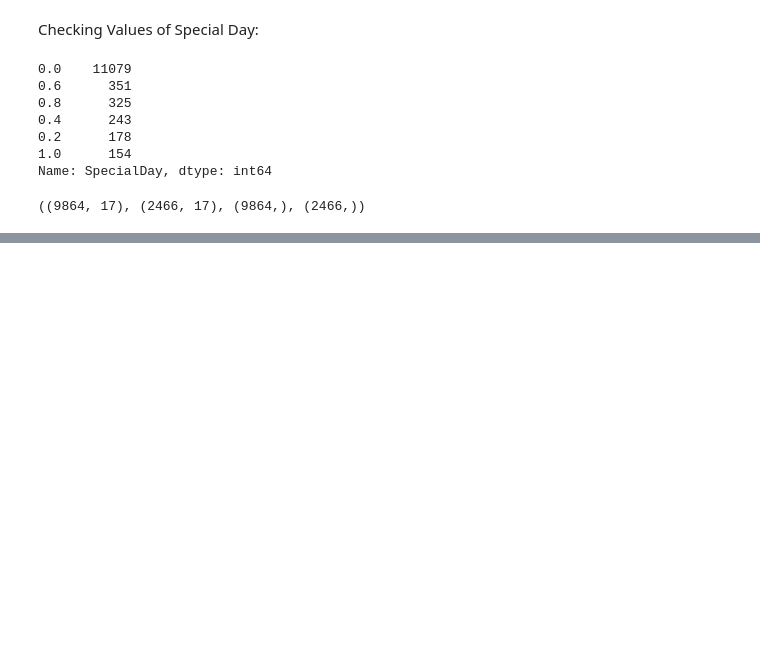
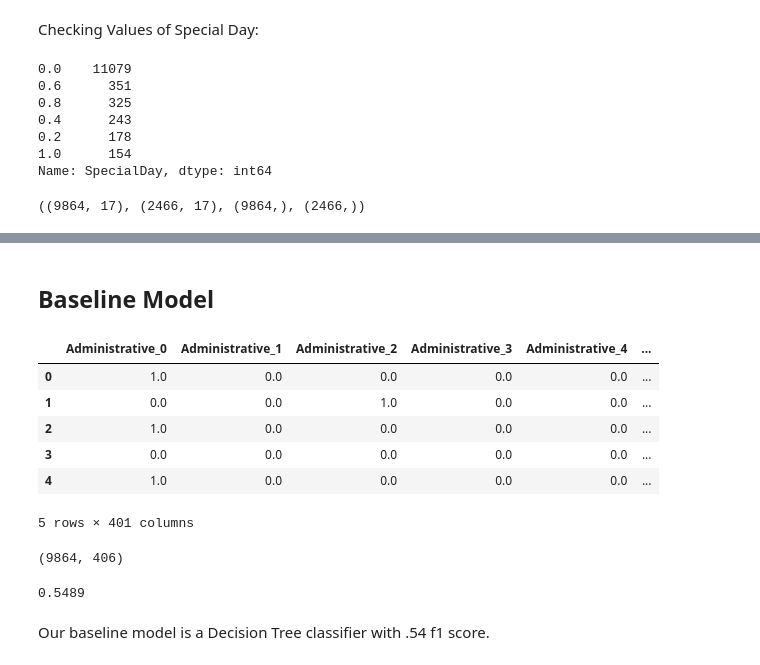
Before and after one commit to sezginisg/online_shoppers, a Jupyter notebook: Sez/Eda.ipynb, the cells around one changed output, grey strips where cells are left out. Cells and saved outputs as stored; diff of their text form; code cells hidden in the pictures; blank space fills up the shorter version.

Commit message:
Sez baseline model

```diff
--- a/Sez/Eda.ipynb
+++ b/Sez/Eda.ipynb
@@ -139,0 +167,7 @@ TypeError: numpy boolean subtract, the `-` operator, is deprecated, use the bitw
+# %%
+df_con = X_train[['Administrative_Duration', 'Informational_Duration', 'ProductRelated_Duration',
+               'BounceRates', 'ExitRates', 'PageValues']]
+df_cat = X_train.drop(columns=['Administrative_Duration', 'Informational_Duration', 'ProductRelated_Duration',
+               'BounceRates', 'ExitRates', 'PageValues'], axis=1)
+df_con.reset_index(drop=True,inplace=True)
+df_cat.reset_index(drop=True,inplace=True)
@@ -139,0 +228,18 @@ TypeError: numpy boolean subtract, the `-` operator, is deprecated, use the bitw
+# %% [markdown]
+## Baseline Model
+# %%
+ohe = OneHotEncoder()
+#Create df of just categorical string values
+#Fit transform the variables and place them in a dataframe
+encoded_vars = ohe.fit_transform(df_cat).toarray()
+ohe_df = pd.DataFrame(encoded_vars, columns=ohe.get_feature_names(df_cat.columns))
+# %%
+ohe_df.head()
+# %% [output]
+|  | Administrative_0 | Administrative_1 | Administrative_2 | Administrative_3 | Administrative_4 | ... |
+| 0 | 1.0 | 0.0 | 0.0 | 0.0 | 0.0 | ... |
+| 1 | 0.0 | 0.0 | 1.0 | 0.0 | 0.0 | ... |
+| 2 | 1.0 | 0.0 | 0.0 | 0.0 | 0.0 | ... |
+| 3 | 0.0 | 0.0 | 0.0 | 0.0 | 0.0 | ... |
+| 4 | 1.0 | 0.0 | 0.0 | 0.0 | 0.0 | ... |
+5 rows × 401 columns
@@ -139,0 +248,4 @@ TypeError: numpy boolean subtract, the `-` operator, is deprecated, use the bitw
+# %%
+df_joined.shape
+# %% [output]
+(9864, 406)
@@ -139,0 +256,6 @@ TypeError: numpy boolean subtract, the `-` operator, is deprecated, use the bitw
+# %%
+score
+# %% [output]
+0.5489
+# %% [markdown]
+Our baseline model is a Decision Tree classifier with .54 f1 score.
```
Also changed, not shown: parts of 16 cells of this notebook.
